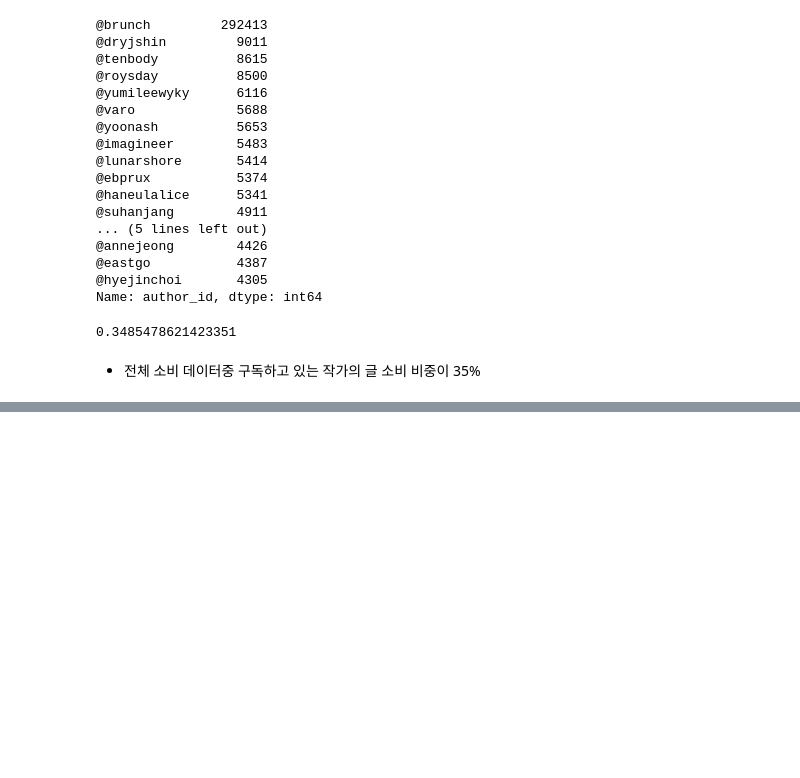
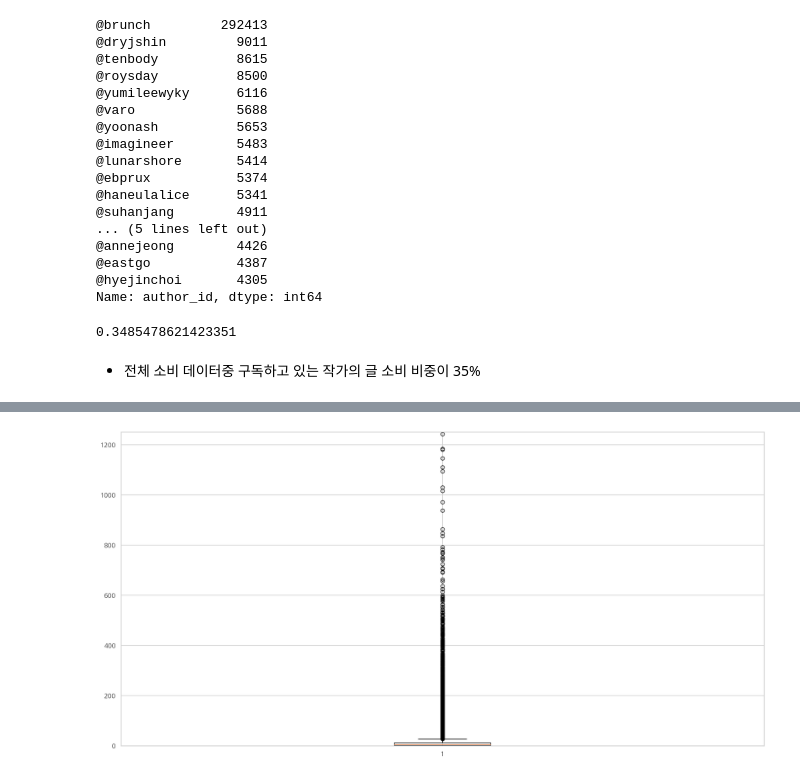
Before and after one commit to dss-14th/ml-repo-4, a Jupyter notebook: Eda.ipynb, the cells around one changed output, grey strips where cells are left out. Saved outputs shown, nothing was run; the diff lists cells and outputs as text; code cells hidden in the pictures; blank space fills up the shorter version.

```diff
--- a/Eda.ipynb
+++ b/Eda.ipynb
@@ -704,0 +863,6 @@ following_read.shape[0] / off_data.shape[0]
+# %%
+plt.boxplot(readers_article_count["article_id_count"], whis=1.5)
+plt. ylim([0,1250])
+plt.show()
+# %% [output]
+[figure, added]
```
Also changed, not shown: parts of 73 cells of this notebook.
